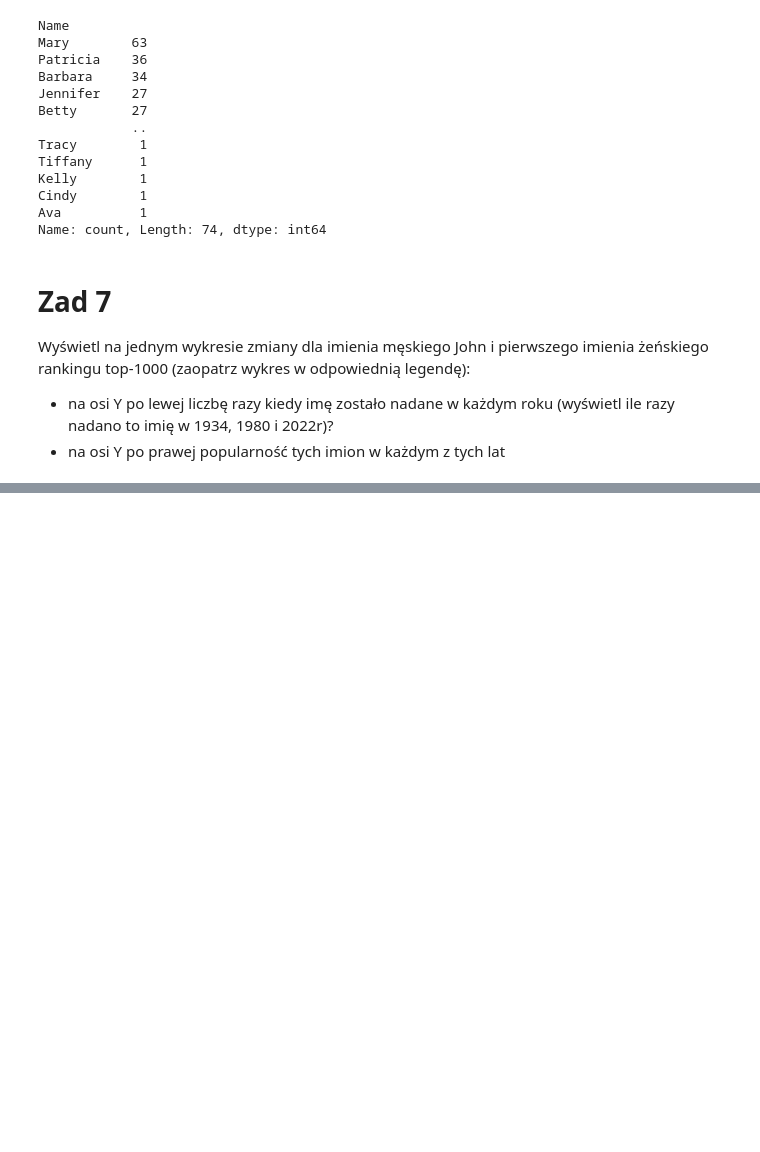
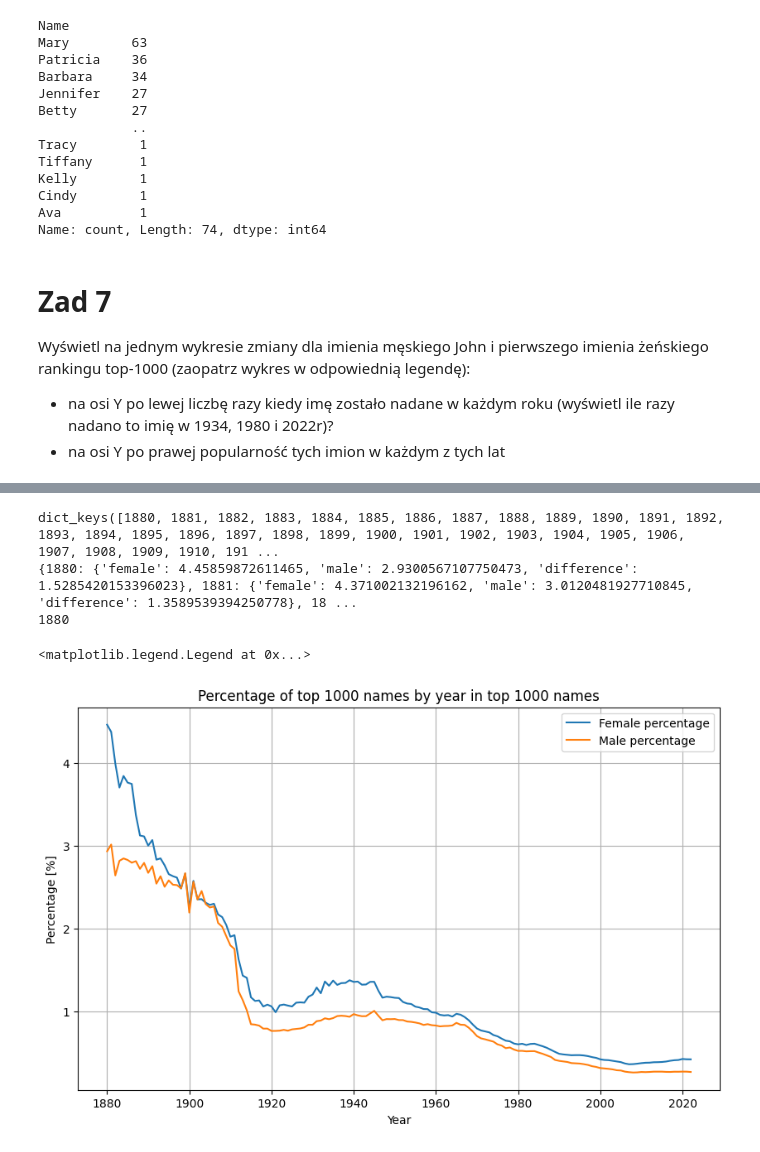
Before and after one commit to pawel-gawron/EAD-Eksploracyjna-analiza-danych, a Jupyter notebook: Lab 05 - Projekt pandas Matplotlib/Lab_05.ipynb, the cells around one changed output, grey strips where cells are left out. Saved outputs shown, nothing was run; the diff lists cells and outputs as text; code cells hidden in the pictures; blank space fills up the shorter version.

```diff
--- a/Lab 05 - Projekt pandas Matplotlib/Lab_05.ipynb
+++ b/Lab 05 - Projekt pandas Matplotlib/Lab_05.ipynb
@@ -205,0 +209,43 @@ plt.show()
+# %%
+names_top_df_pivot = names_df.pivot_table(index=['Year', 'Sex'], values='Name', aggfunc=','.join)
+
+same_names_percentage = {}
+
+for year in years:
+    names_year_female = set(names_top_df_pivot.loc[(year, 'F')].values[0].split(','))
+    names_year_male = set(names_top_df_pivot.loc[(year, 'M')].values[0].split(','))
+
+    female = (len(names_year_female.intersection(set(name_counts_female.index)))/len(names_year_female))*100
+    male = (len(names_year_male.intersection(set(name_counts_male.index)))/len(names_year_male))*100
+
+    same_names_percentage[year] = {
+        'female': female,
+        'male': male,
+        'difference': abs(female - male)
+    }
+
+print(same_names_percentage.keys())
+print(same_names_percentage)
+
+fig, ax3 = plt.subplots(figsize=(10, 6))
+
+years = list(same_names_percentage.keys())
+female_percentages = [same_names_percentage[year]['female'] for year in years]
+male_percentages = [same_names_percentage[year]['male'] for year in years]
+max_diff, max_diff_year = max((same_names_percentage[year]['difference'], year) for year in years)
+
+print(max_diff_year)
+
+ax3.plot(years, female_percentages, label='Female percentage')
+ax3.plot(years, male_percentages, label='Male percentage')
+ax3.set_xlabel('Year')
+ax3.set_ylabel('Percentage [%]')
+ax3.set_title('Percentage of top 1000 names by year in top 1000 names')
+ax3.grid(True)
+ax3.legend(loc='best')
+# %% [output]
+dict_keys([1880, 1881, 1882, 1883, 1884, 1885, 1886, 1887, 1888, 1889, 1890, 1891, 1892, 1893, 1894, 1895, 1896, 1897, 1898, 1899, 1900, 1901, 1902, 1903, 1904, 1905, 1906, 1907, 1908, 1909, 1910, 191 ...
+{1880: {'female': 4.45859872611465, 'male': 2.9300567107750473, 'difference': 1.5285420153396023}, 1881: {'female': 4.371002132196162, 'male': 3.0120481927710845, 'difference': 1.3589539394250778}, 18 ...
+1880
+<matplotlib.legend.Legend at 0x...>
+[figure, added]
```
Also changed, not shown: parts of 2 cells of this notebook.
